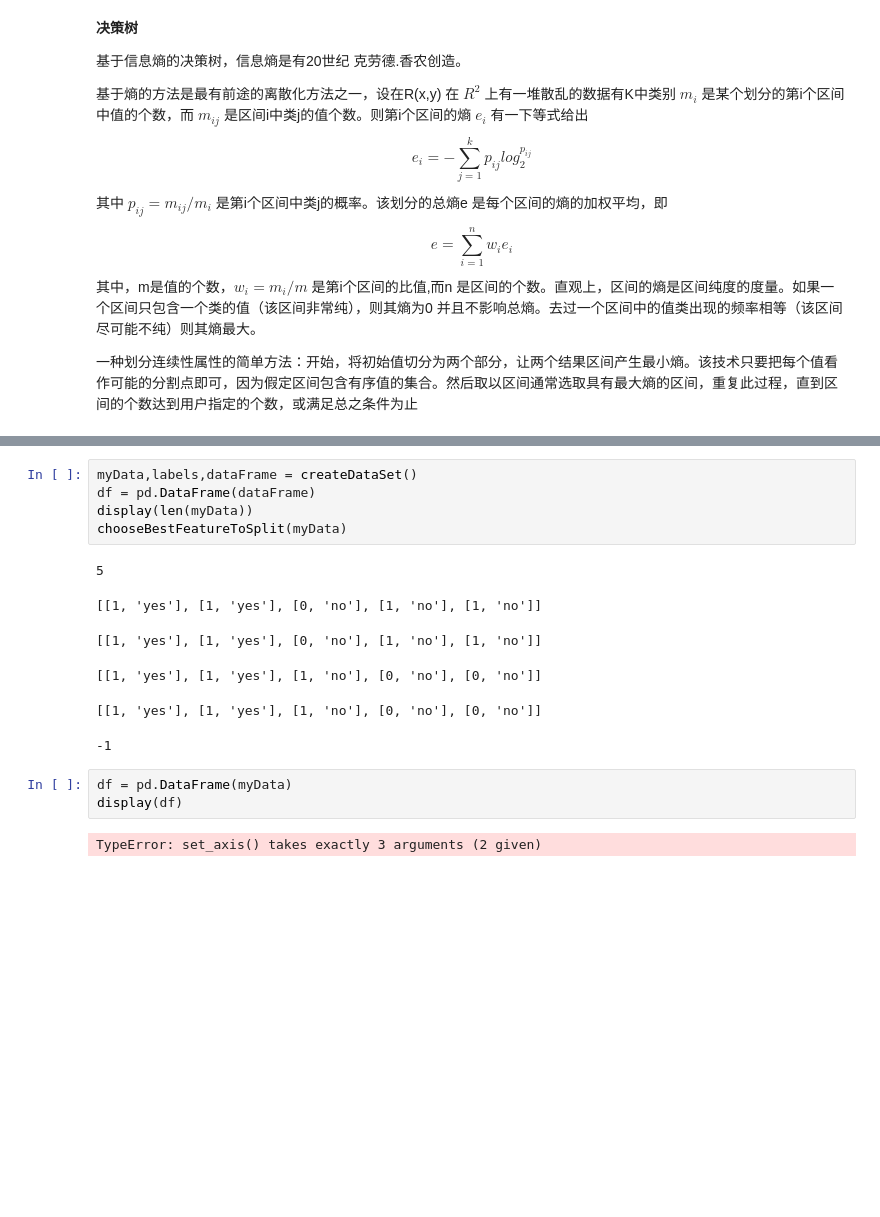
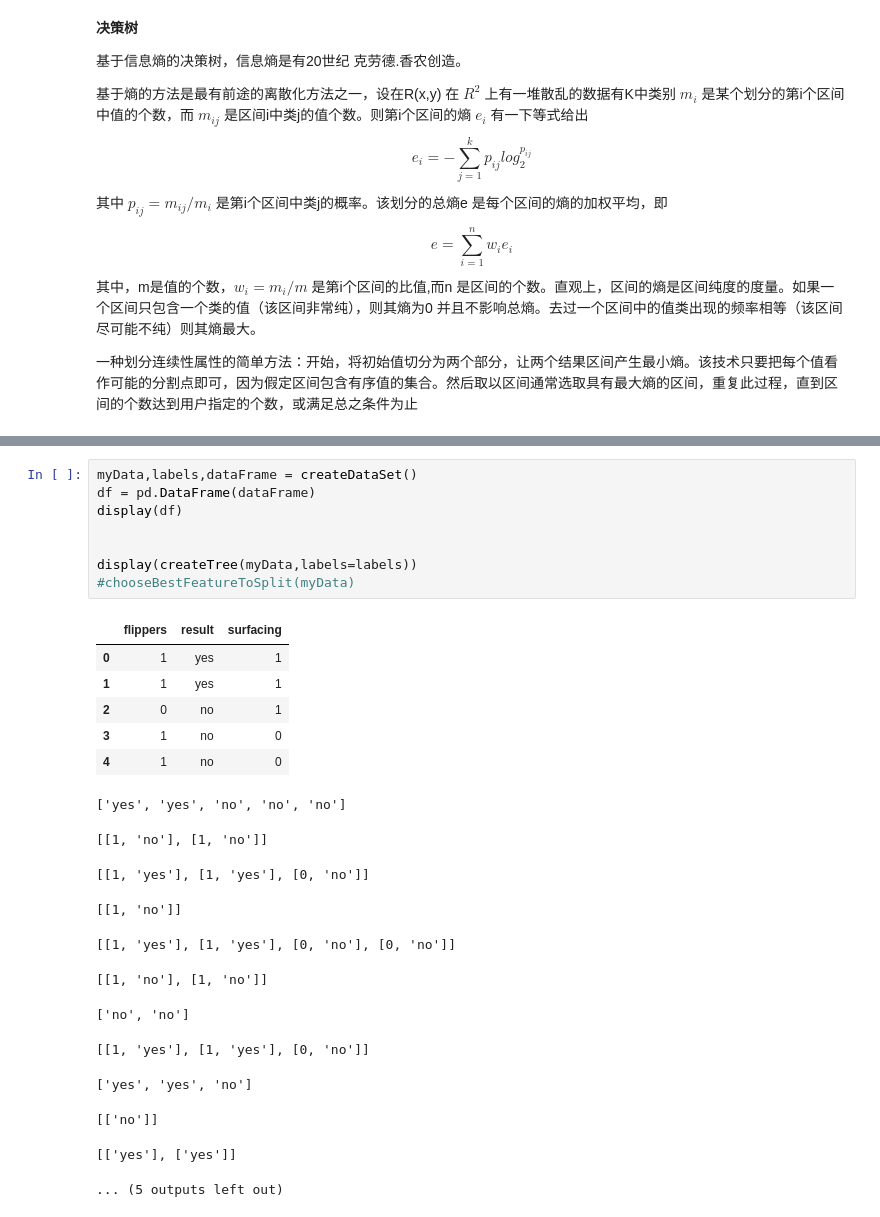
Before and after one commit to xiaohaibuhuai/Y_D, a Jupyter notebook: project/actionML/KNN.ipynb, the cells around one changed output, grey strips where cells are left out. Saved outputs shown, nothing was run; the diff lists cells and outputs as text; blank space fills up the shorter version.

```diff
--- a/project/actionML/KNN.ipynb
+++ b/project/actionML/KNN.ipynb
@@ -376,17 +427,27 @@ def chooseBestFeatureToSplit(dataSet):
 # %%
 myData,labels,dataFrame = createDataSet()
 df = pd.DataFrame(dataFrame)
-display(len(myData))
-chooseBestFeatureToSplit(myData)
+display(df)
+
+
+display(createTree(myData,labels=labels))
+#chooseBestFeatureToSplit(myData)
 # %% [output]
+|  | flippers | result | surfacing |
+| 0 | 1 | yes | 1 |
+| 1 | 1 | yes | 1 |
+| 2 | 0 | no | 1 |
+| 3 | 1 | no | 0 |
+| 4 | 1 | no | 0 |
-5
+['yes', 'yes', 'no', 'no', 'no']
-[[1, 'yes'], [1, 'yes'], [0, 'no'], [1, 'no'], [1, 'no']]
+[[1, 'no'], [1, 'no']]
-[[1, 'yes'], [1, 'yes'], [0, 'no'], [1, 'no'], [1, 'no']]
+[[1, 'yes'], [1, 'yes'], [0, 'no']]
-[[1, 'yes'], [1, 'yes'], [1, 'no'], [0, 'no'], [0, 'no']]
+[[1, 'no']]
-[[1, 'yes'], [1, 'yes'], [1, 'no'], [0, 'no'], [0, 'no']]
+[[1, 'yes'], [1, 'yes'], [0, 'no'], [0, 'no']]
--1
+[[1, 'no'], [1, 'no']]
+['no', 'no']
+[[1, 'yes'], [1, 'yes'], [0, 'no']]
+['yes', 'yes', 'no']
+[['no']]
+[['yes'], ['yes']]
+... (5 outputs left out)
-# %%
-df = pd.DataFrame(myData)
-display(df)
-# %% [output]
-TypeError: set_axis() takes exactly 3 arguments (2 given)
```
Also changed, not shown: parts of 2 cells of this notebook.
